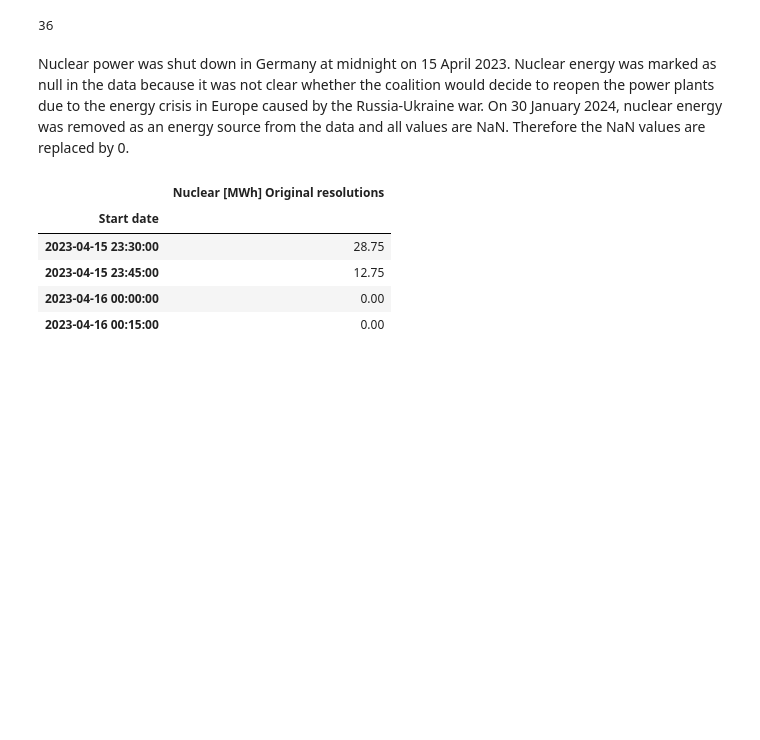
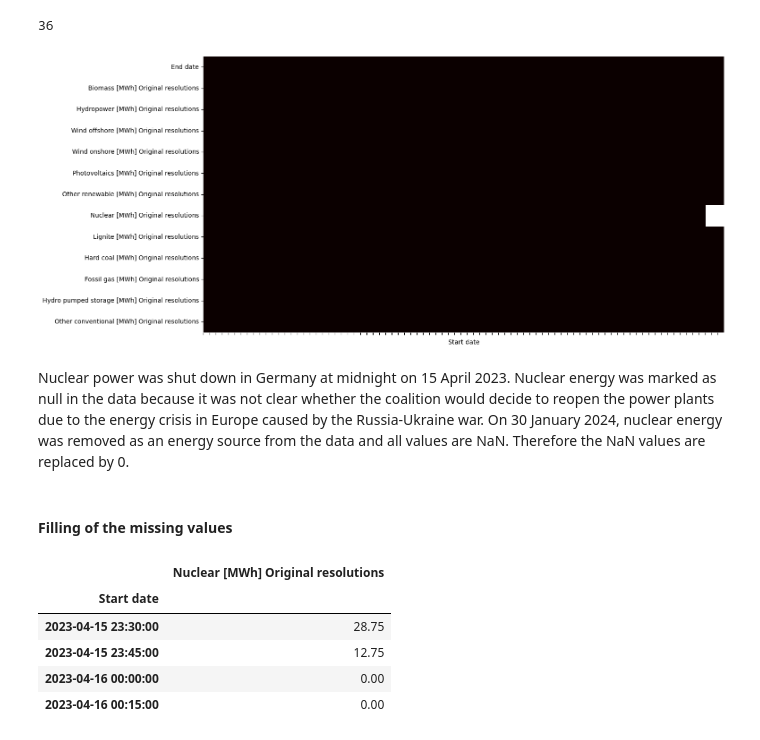
Before and after one commit to bennymiddel/Public, a Jupyter notebook: notebooks/01-data-loading-cleaning.ipynb, the cells around one changed output. Cells and saved outputs as stored; diff of their text form; code cells hidden in the pictures; blank space fills up the shorter version.

```diff
--- a/notebooks/01-data-loading-cleaning.ipynb
+++ b/notebooks/01-data-loading-cleaning.ipynb
@@ -39,19 +35,5 @@ Generation_2020_2024 = Generation_2020_2024[['Start date',
 # %%
-Generation_2015_2020['Start date'] = pd.to_datetime(Generation_2015_2020['ï»¿Start date'], format='%b %d, %Y %I:%M %p')
-Generation_2015_2020['End date'] = pd.to_datetime(Generation_2015_2020['End date'], format='%b %d, %Y %I:%M %p')
-Generation_2015_2020= Generation_2015_2020.drop('ï»¿Start date', axis=1)
-Generation_2015_2020 = Generation_2015_2020[['Start date',
- 'End date',
- 'Biomass [MWh] Original resolutions',
- 'Hydropower [MWh] Original resolutions',
- 'Wind offshore [MWh] Original resolutions',
- 'Wind onshore [MWh] Original resolutions',
- 'Photovoltaics [MWh] Original resolutions',
- 'Other renewable [MWh] Original resolutions',
- 'Nuclear [MWh] Original resolutions',
- 'Lignite [MWh] Original resolutions',
- 'Hard coal [MWh] Original resolutions',
- 'Fossil gas [MWh] Original resolutions',
- 'Hydro pumped storage [MWh] Original resolutions',
- 'Other conventional [MWh] Original resolutions']]
-Generation_2015_2020 = Generation_2015_2020[Generation_2015_2020['End date'] <= '2020-01-01 00:00:00']
+Consumption_2015_2020['Start date'] = pd.to_datetime(Consumption_2015_2020['ï»¿Start date'], format='%b %d, %Y %I:%M %p')
+Consumption_2015_2020['End date'] = pd.to_datetime(Consumption_2015_2020['End date'], format='%b %d, %Y %I:%M %p')
+Consumption_2015_2020= Consumption_2015_2020.drop('ï»¿Start date', axis=1)
+Consumption_2015_2020 = Consumption_2015_2020[Consumption_2015_2020['End date'] <= '2020-01-01 00:00:00']
@@ -159,3 +130,18 @@ Cross_Border = Cross_Border.drop(Cross_Border.loc[Cross_Border['Start date'].dup
+# %%
+Generation = Generation[['Start date',
+ 'End date',
+ 'Biomass [MWh] Original resolutions',
+ 'Hydropower [MWh] Original resolutions',
+ 'Wind offshore [MWh] Original resolutions',
+ 'Wind onshore [MWh] Original resolutions',
+ 'Photovoltaics [MWh] Original resolutions',
+ 'Other renewable [MWh] Original resolutions',
+ 'Nuclear [MWh] Original resolutions',
+ 'Lignite [MWh] Original resolutions',
+ 'Hard coal [MWh] Original resolutions',
+ 'Fossil gas [MWh] Original resolutions',
+ 'Hydro pumped storage [MWh] Original resolutions',
+ 'Other conventional [MWh] Original resolutions']]
 # %% [markdown]
 ### Set the index to the start date
 # %%
@@ -224,14 +213,18 @@ print(len(missing_dates_Generation))
 # %% [output]
 36
 # %%
-# plt.figure(figsize=(15,8))
+plt.figure(figsize=(15,8))
 
-# ax = sns.heatmap(Generation.isna().T,cbar=False)
-# ax.set(xticklabels=[])
+ax = sns.heatmap(Generation.isna().T,cbar=False, cmap="hot")
+ax.set(xticklabels=[])
 
-# plt.show()
+plt.show()
+# %% [output]
+[figure, added]
 # %% [markdown]
 Nuclear power was shut down in Germany at midnight on 15 April 2023. Nuclear energy was marked as null in the data because it was not clear whether the coalition would decide to reopen the power plants due to the energy crisis in Europe caused by the Russia-Ukraine war. On 30 January 2024, nuclear energy was removed as an energy source from the data and all values are NaN. Therefore the NaN values are replaced by 0.
+# %% [markdown]
+#### Filling of the missing values
 # %%
 Generation['Nuclear [MWh] Original resolutions'] = Generation['Nuclear [MWh] Original resolutions'].fillna(0)
 # %%
```
Also changed, not shown: parts of 61 cells of this notebook.
